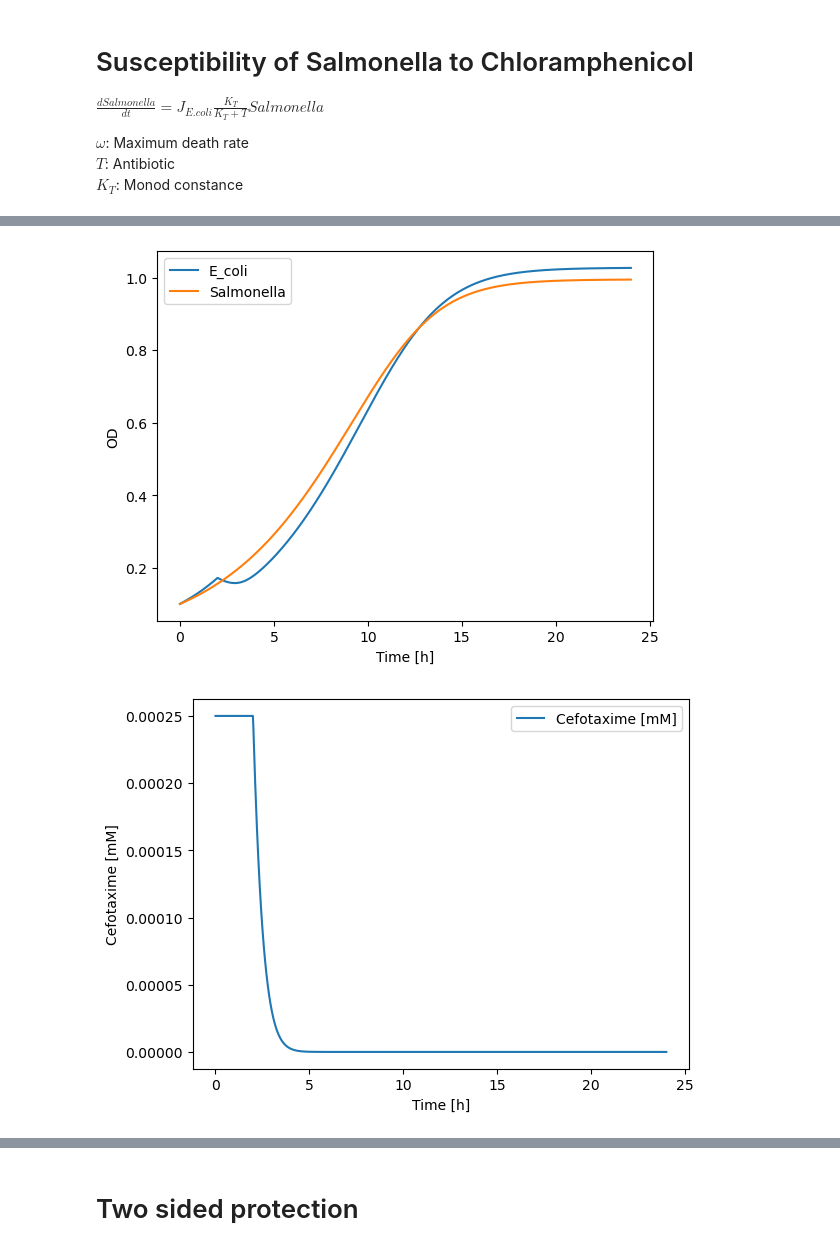
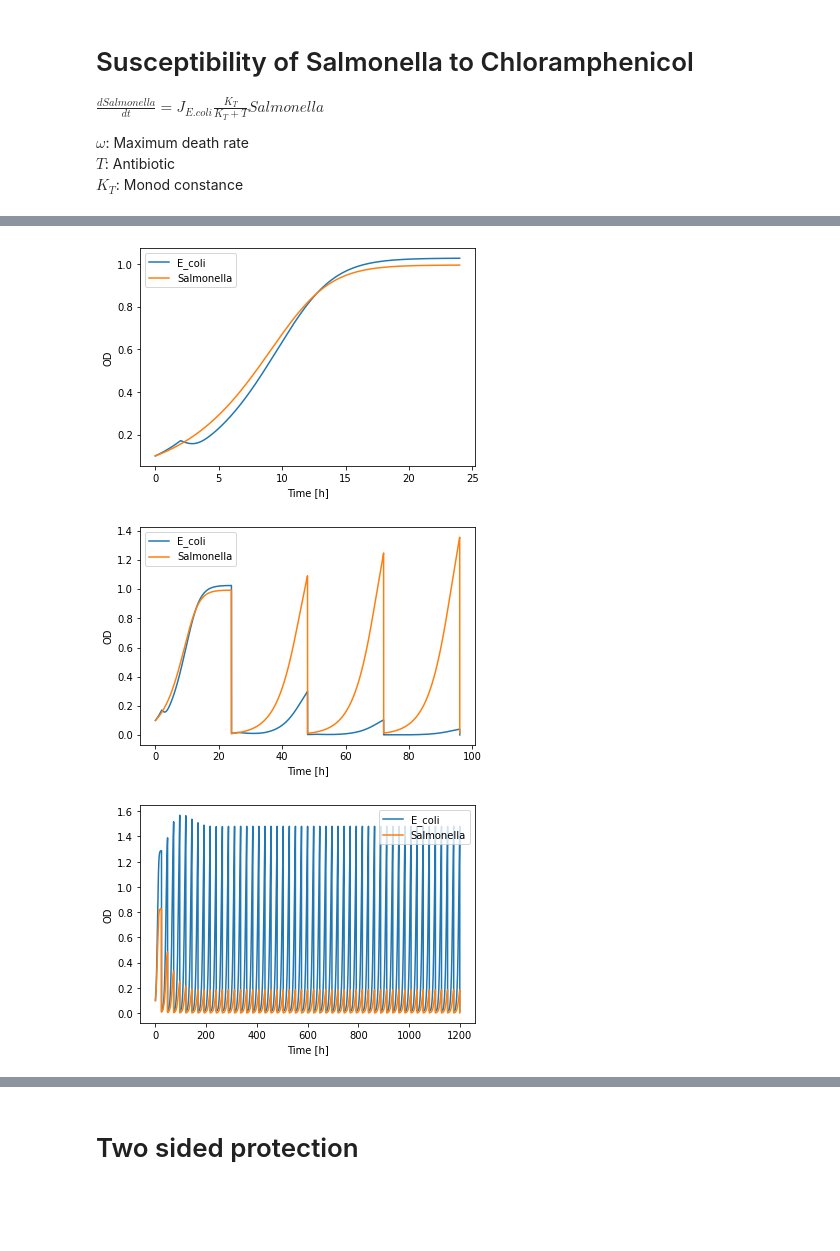
Before and after one commit to nahanoo/toxicity_kuleuven, a Jupyter notebook: overview.ipynb, the cells around one changed output, grey strips where cells are left out. Saved outputs shown, nothing was run; the diff lists cells and outputs as text; code cells hidden in the pictures; blank space fills up the shorter version.

```diff
--- a/overview.ipynb
+++ b/overview.ipynb
@@ -78,13 +78,21 @@ $a$: Degradation rate
 # %%
 exp = Experiment()
 exp.total_transfers = 1
 exp.dilution_factor = 1
 exp.simulate_experiment("s_protects_e")
 exp.plot_N()
-exp.plot_cefo()
+exp = Experiment()
+exp.simulate_experiment("s_protects_e")
+exp.plot_N()
+exp = Experiment()
+exp.s.a = 10000
+exp.total_transfers = 50
+exp.simulate_experiment("s_protects_e")
+exp.plot_N()
 # %% [output]
-[figure, old version]
+[figure, new version]
-[figure, old version]
+[figure, new version]
+[figure, added]
 # %% [markdown]
 # E. coli protects Salmonella
 
```
Also changed, not shown: parts of 9 cells of this notebook.
